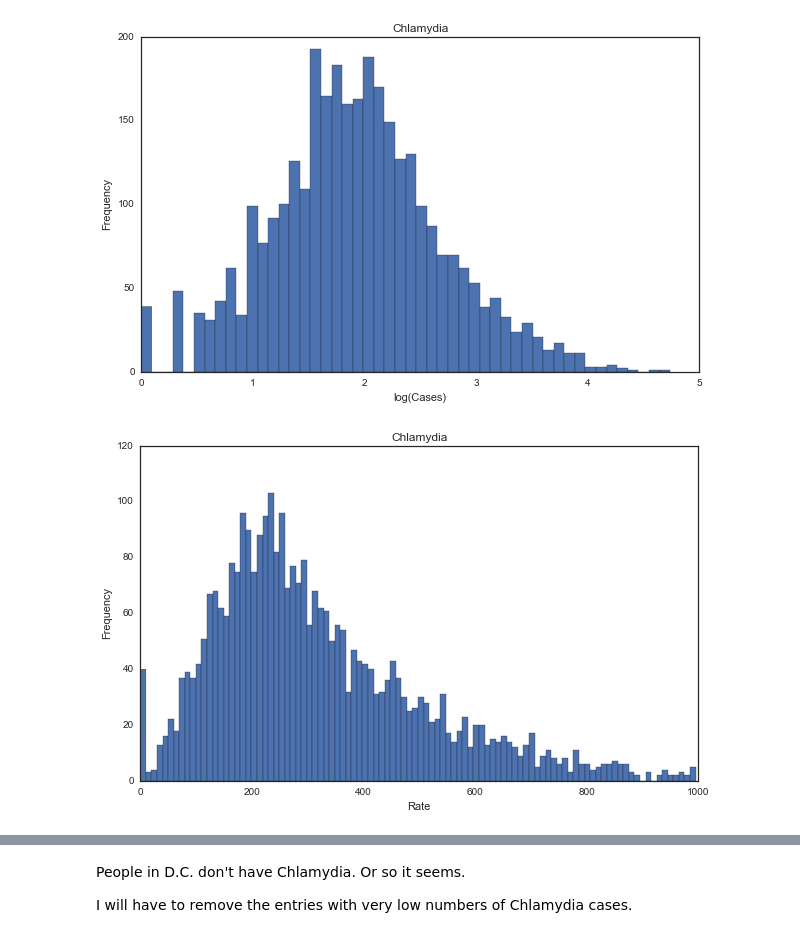
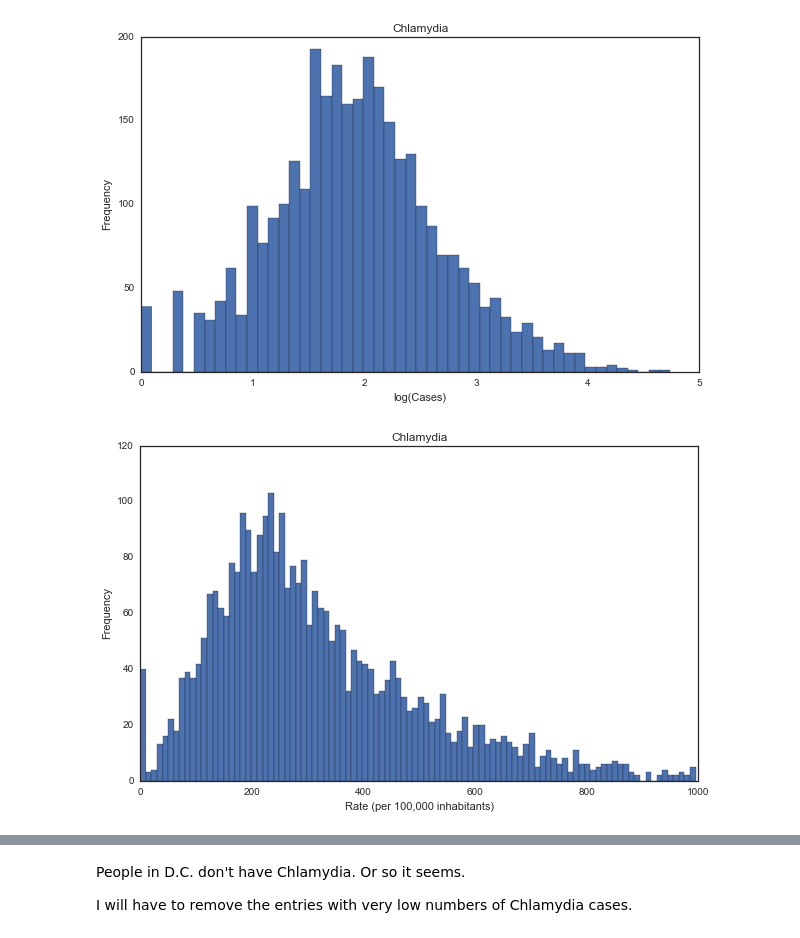
Before and after one commit to ahwkuepper/stdme, a Jupyter notebook: code/CDC_data_exploration_and_cleaning_Chlamydia.ipynb, the cells around one changed output, grey strips where cells are left out. Cells and saved outputs as stored; diff of their text form; code cells hidden in the pictures.

```diff
--- a/code/CDC_data_exploration_and_cleaning_Chlamydia.ipynb
+++ b/code/CDC_data_exploration_and_cleaning_Chlamydia.ipynb
@@ -18,5 +20,5 @@ sns.set(style="white", color_codes=True)
 # %%
-df = pd.read_csv("../data/chlamydia.csv")
+df = pd.read_csv("../data/cdc/chlamydia.csv")
 # %%
 df.shape
 # %% [output]
@@ -149,11 +151,11 @@ plt.savefig('../graphics/county_cases.png', bbox_inches='tight', dpi=150)
 # %%
 fig = plt.figure(figsize=(10, 6))
 ax = df['Rate'].plot.hist(100)
-ax.set_xlabel("Rate")
+ax.set_xlabel("Rate (per 100,000 inhabitants)")
 ax.set_title("Chlamydia")
 plt.savefig('../graphics/county_rate.png', bbox_inches='tight', dpi=150)
 # %% [output]
-[figure, old version]
+[figure, new version]
 # %%
 outliers = df[df['Rate']<50]
 # %%
```
Also changed, not shown: parts of 35 cells of this notebook, 6 other files.
